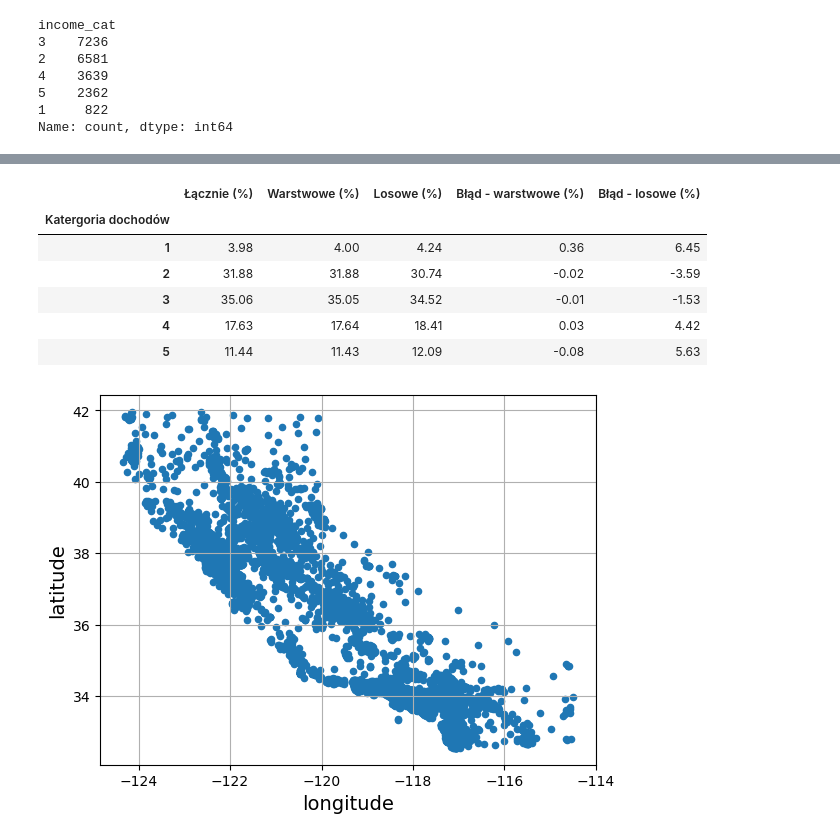
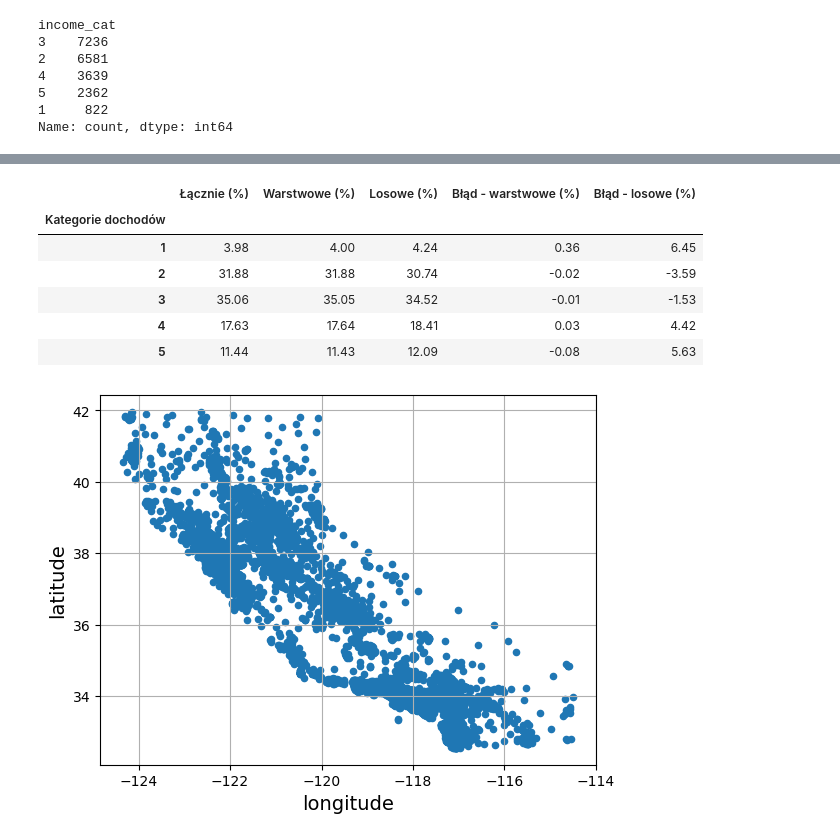
Before and after one commit to cichykuba63/WDU, a Jupyter notebook: notebook_2.ipynb, the cells around one changed output, grey strips where cells are left out. Drawn from its saved outputs; the diff is of its cells as text; code cells hidden in the pictures.

```diff
--- a/notebook_2.ipynb
+++ b/notebook_2.ipynb
@@ -67,7 +85,9 @@ plt.show()
 # %%
 from sklearn.model_selection import train_test_split
 # %%
-housing["income_cat"] = pd.cut(housing["median_income"], bins=[0., 1.5, 3.0, 4.5, 6.0, np.inf], labels=[1, 2, 3, 4, 5])
+housing["income_cat"] = pd.cut(housing["median_income"],
+                                bins=[0., 1.5, 3.0, 4.5, 6., np.inf],
+                                labels=[1,2,3,4,5])
 # %%
 housing["income_cat"].value_counts()
 # %% [output]
@@ -88,22 +109,26 @@ plt.show()
 # %%
-df_train_rand_samp, df_test_rand_samp = train_test_split(housing, test_size=0.2, random_state=42)
-df_train, df_test = train_test_split(housing, test_size=0.2, stratify=housing["income_cat"], random_state=42)
+df_train_rand_samp, df_test_rand_samp = train_test_split(
+    housing, test_size=0.2, random_state=42)
+df_train, df_test = train_test_split(
+    housing, test_size=0.2, stratify=housing["income_cat"], random_state=42)
 # %%
 def income_cat_proportions(data):
     return data["income_cat"].value_counts() / len(data)
 
 compare_samp = pd.DataFrame({
     "Łącznie (%)": income_cat_proportions(housing),
     "Warstwowe (%)": income_cat_proportions(df_test),
     "Losowe (%)": income_cat_proportions(df_test_rand_samp),
 }).sort_index()
-compare_samp.index.name = "Katergoria dochodów"
-compare_samp["Błąd - warstwowe (%)"] = (compare_samp["Warstwowe (%)"] / compare_samp["Łącznie (%)"] - 1)
-compare_samp["Błąd - losowe (%)"] = (compare_samp["Losowe (%)"] / compare_samp["Łącznie (%)"] - 1)
+compare_samp.index.name = "Kategorie dochodów"
+compare_samp["Błąd - warstwowe (%)"] = (compare_samp["Warstwowe (%)"] /
+                                    compare_samp["Łącznie (%)"] - 1)
+compare_samp["Błąd - losowe (%)"] = (compare_samp["Losowe (%)"] /
+                                    compare_samp["Łącznie (%)"] - 1)
 (compare_samp * 100).round(2)
 # %% [output]
 |  | Łącznie (%) | Warstwowe (%) | Losowe (%) | Błąd - warstwowe (%) | Błąd - losowe (%) |
-| Katergoria dochodów |  |  |  |  |  |
+| Kategorie dochodów |  |  |  |  |  |
 | 1 | 3.98 | 4.00 | 4.24 | 0.36 | 6.45 |
 | 2 | 31.88 | 31.88 | 30.74 | -0.02 | -3.59 |
 | 3 | 35.06 | 35.05 | 34.52 | -0.01 | -1.53 |
```
Also changed, not shown: parts of 27 cells of this notebook, 2 other files.
